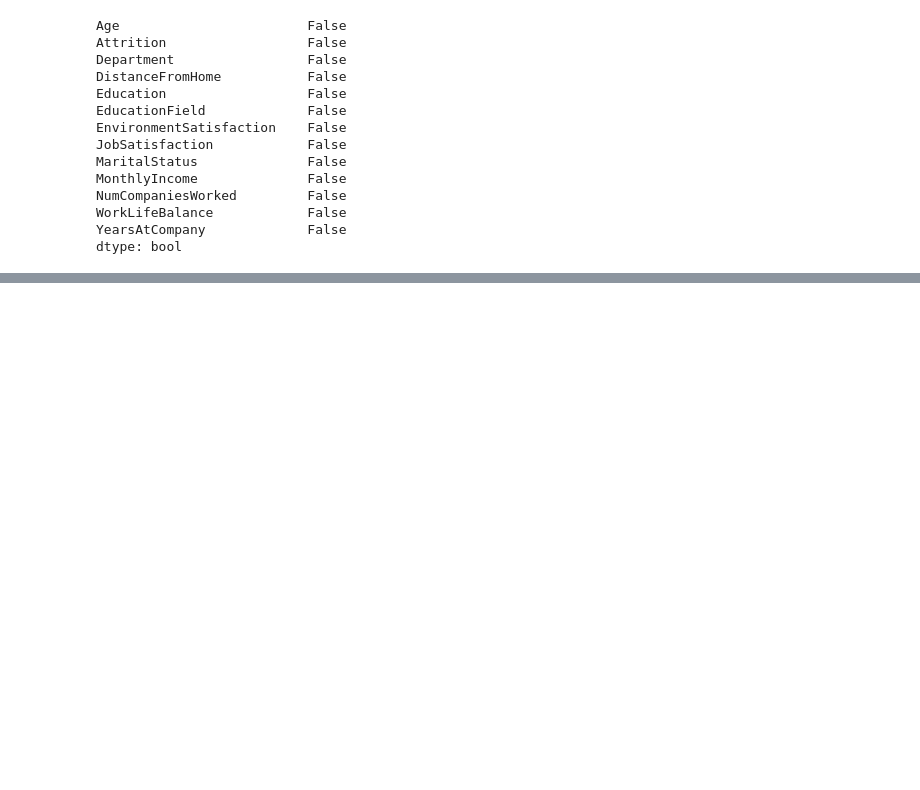
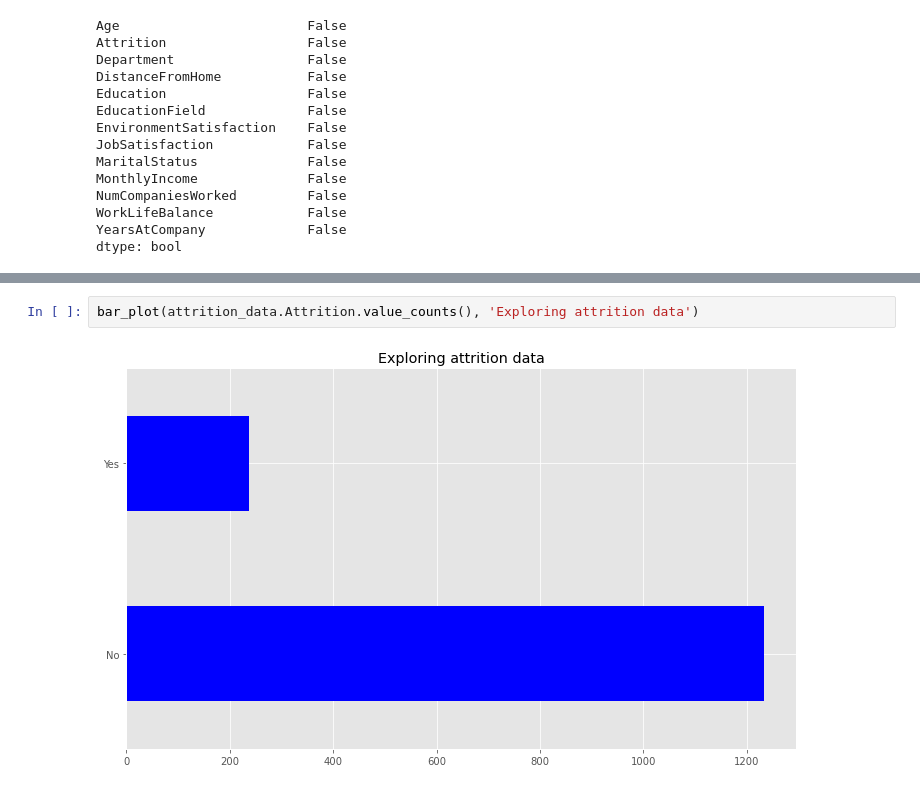
Before and after one commit to AmbassadorOTU/ibm-attrition-data, a Jupyter notebook: Attrition_modelling.ipynb, the cells around one changed output, grey strips where cells are left out. Cells and saved outputs as stored; diff of their text form; blank space fills up the shorter version.

```diff
--- a/Attrition_modelling.ipynb
+++ b/Attrition_modelling.ipynb
@@ -151,0 +96,4 @@ attrition_data.groupby(['Age', 'Attrition']).groups
+# %%
+bar_plot(attrition_data.Attrition.value_counts(), 'Exploring attrition data')
+# %% [output]
+[figure, added]
```
Also changed, not shown: parts of 49 cells of this notebook.
